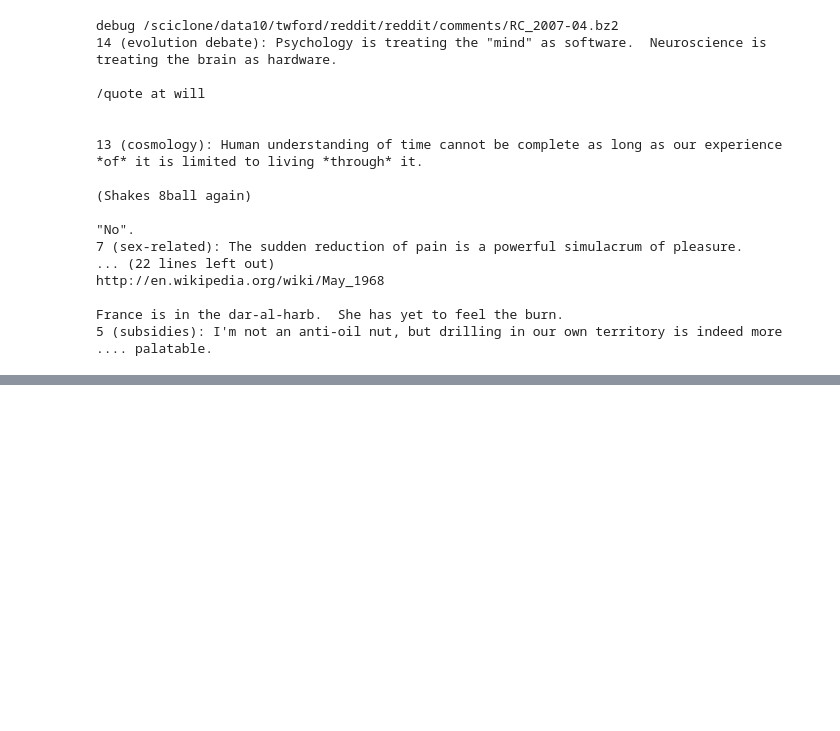
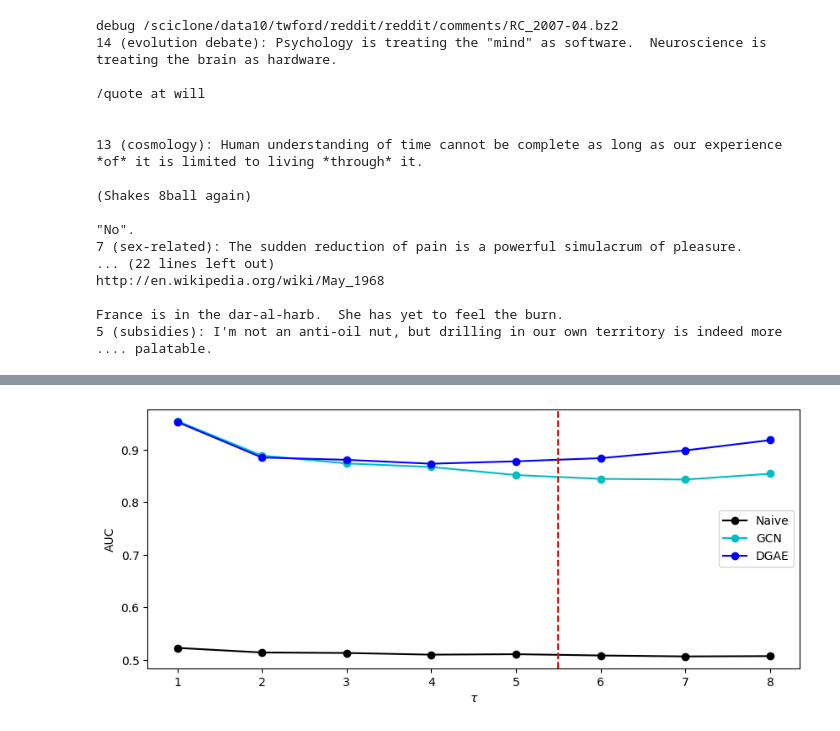
Before and after one commit to stmorse/sgg, a Jupyter notebook: src/gae2.ipynb, the cells around one changed output, grey strips where cells are left out. Cells and saved outputs as stored; diff of their text form; code cells hidden in the pictures; blank space fills up the shorter version.

```diff
--- a/src/gae2.ipynb
+++ b/src/gae2.ipynb
@@ -727,0 +766,25 @@ France is in the dar-al-harb.  She has yet to feel the burn.
+# %%
+base_auc = [0.5231, 0.5144, 0.5134, 0.5102, 0.5111, 0.5086, 0.5068, 0.5074]
+vgcn_auc = [0.9547, 0.8889, 0.8739, 0.8671, 0.8518, 0.8446, 0.8433, 0.8543]
+dgae_auc = [0.9528, 0.8853, 0.8808, 0.8733, 0.8780, 0.8840, 0.8987, 0.9183]
+
+fig, ax = plt.subplots(1,1, figsize=(10,4))
+
+colors = ['k', 'c', 'b']
+labels = ['Naive', 'GCN', 'DGAE']
+for i, errs in enumerate([base_auc, vgcn_auc, dgae_auc]):
+    ax.plot(range(1, len(errs)+1), errs,
+            color=colors[i], marker='o', linestyle='-', label=labels[i])
+
+ax.axvline(5.5, color='r', linestyle='--')
+
+# ax.set_ylim([0, 0.1])
+ax.set_xlabel('$\\tau$')
+ax.set_ylabel('AUC')
+ax.set_xticks(range(1, len(errs)+1))
+ax.set_xticklabels(range(1, len(errs)+1))
+ax.legend()
+
+plt.show()
+# %% [output]
+[figure, added]
```
Also changed, not shown: parts of 4 cells of this notebook, 6 other files.
